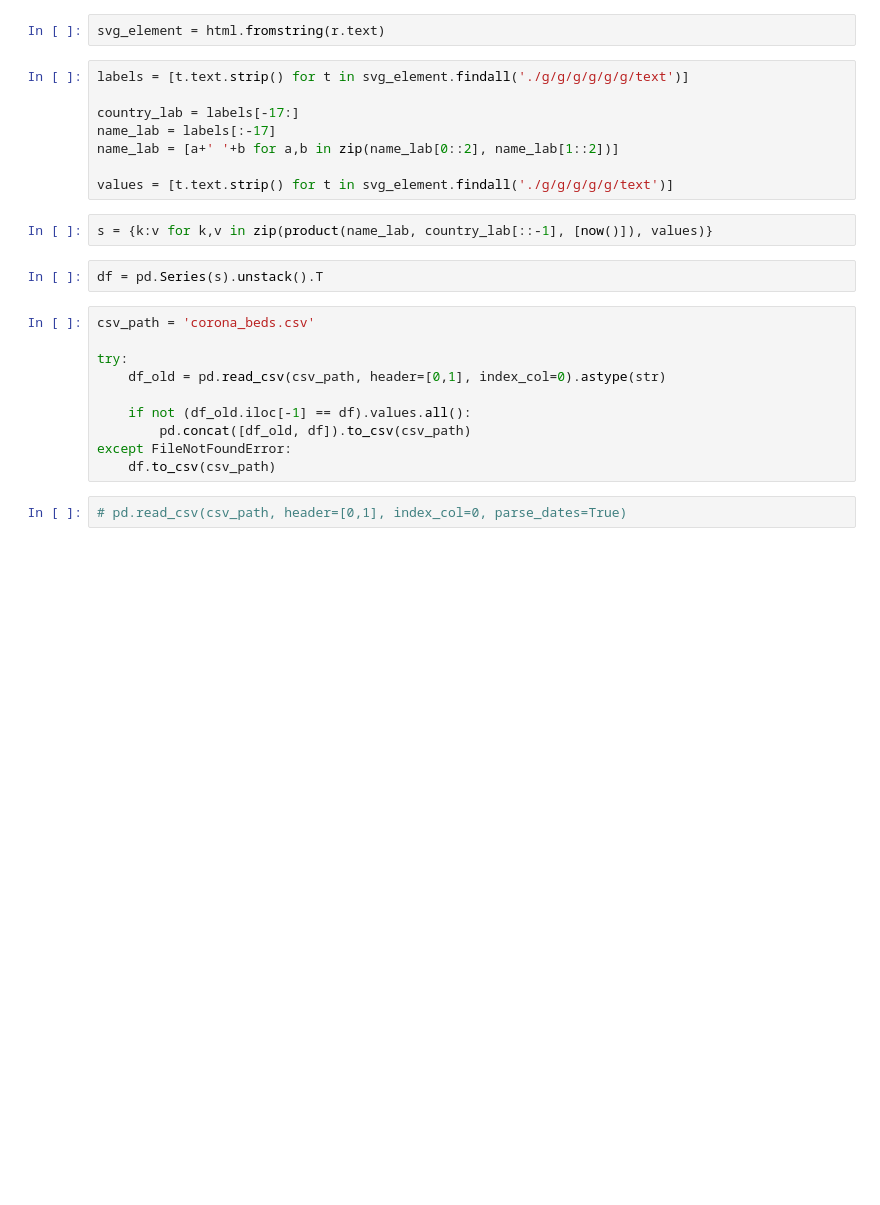
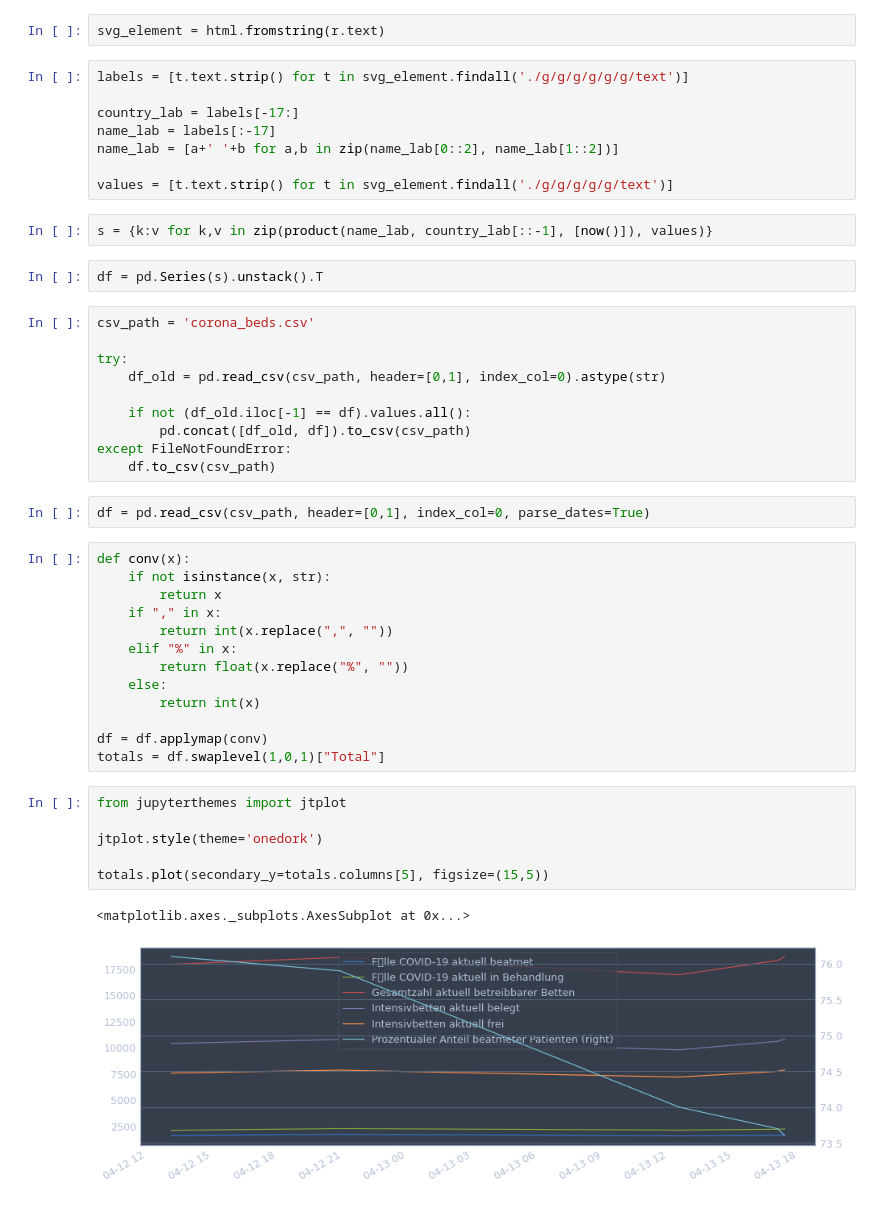
Before and after one commit to pcjedi/notebooks, a Jupyter notebook: corona_beds_germany.ipynb, the cells around one changed output. Cells and saved outputs as stored; diff of their text form; blank space fills up the shorter version.

```diff
--- a/corona_beds_germany.ipynb
+++ b/corona_beds_germany.ipynb
@@ -33,4 +35,26 @@ try:
 except FileNotFoundError:
     df.to_csv(csv_path)
 # %%
-# pd.read_csv(csv_path, header=[0,1], index_col=0, parse_dates=True)
+df = pd.read_csv(csv_path, header=[0,1], index_col=0, parse_dates=True)
+# %%
+def conv(x):
+    if not isinstance(x, str):
+        return x
+    if "," in x:
+        return int(x.replace(",", ""))
+    elif "%" in x:
+        return float(x.replace("%", ""))
+    else:
+        return int(x)
+
+df = df.applymap(conv)
+totals = df.swaplevel(1,0,1)["Total"]
+# %%
+from jupyterthemes import jtplot
+
+jtplot.style(theme='onedork')
+
+totals.plot(secondary_y=totals.columns[5], figsize=(15,5))
+# %% [output]
+<matplotlib.axes._subplots.AxesSubplot at 0x...>
+[figure, added]
```
Also changed, not shown: parts of 1 cell of this notebook, 1 other file.
